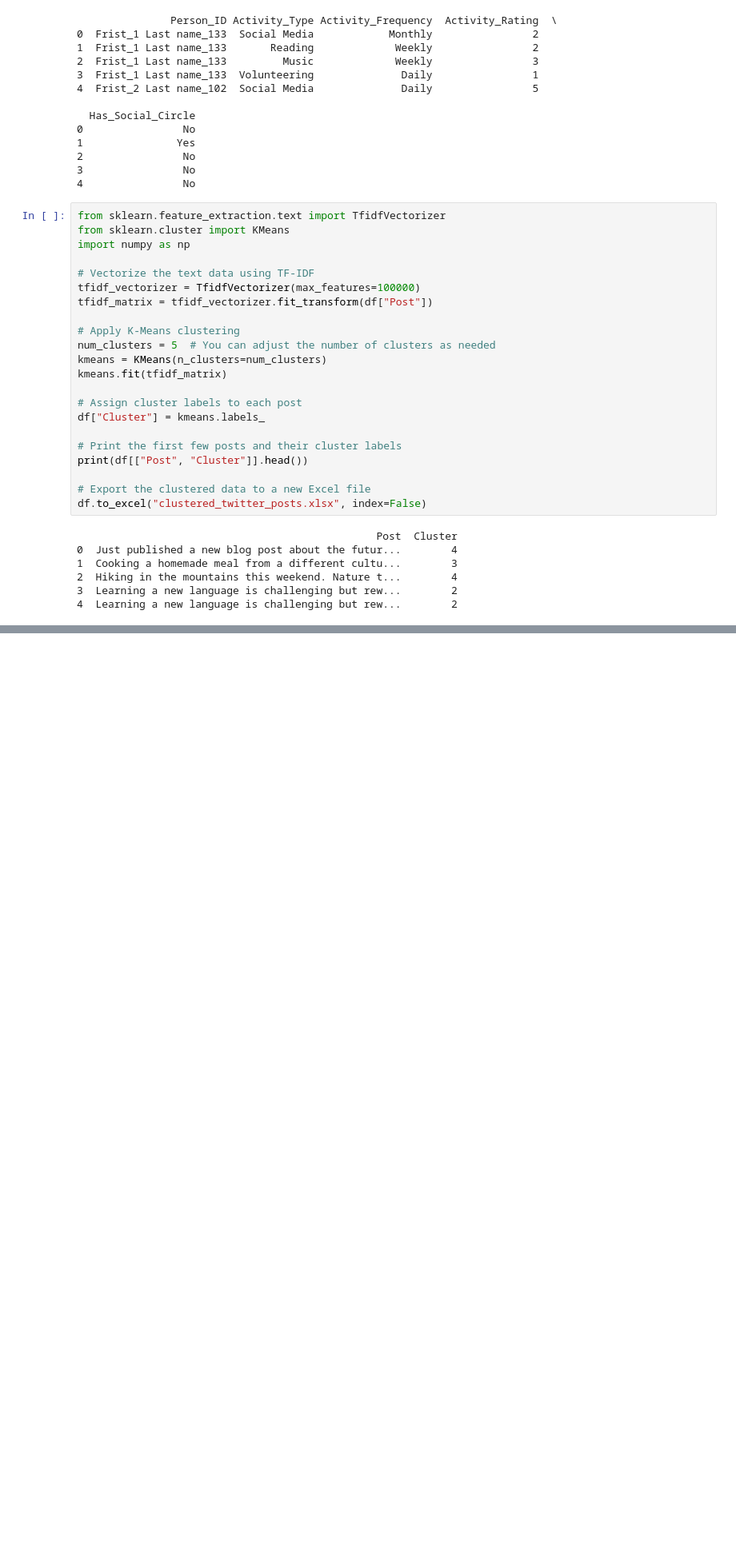
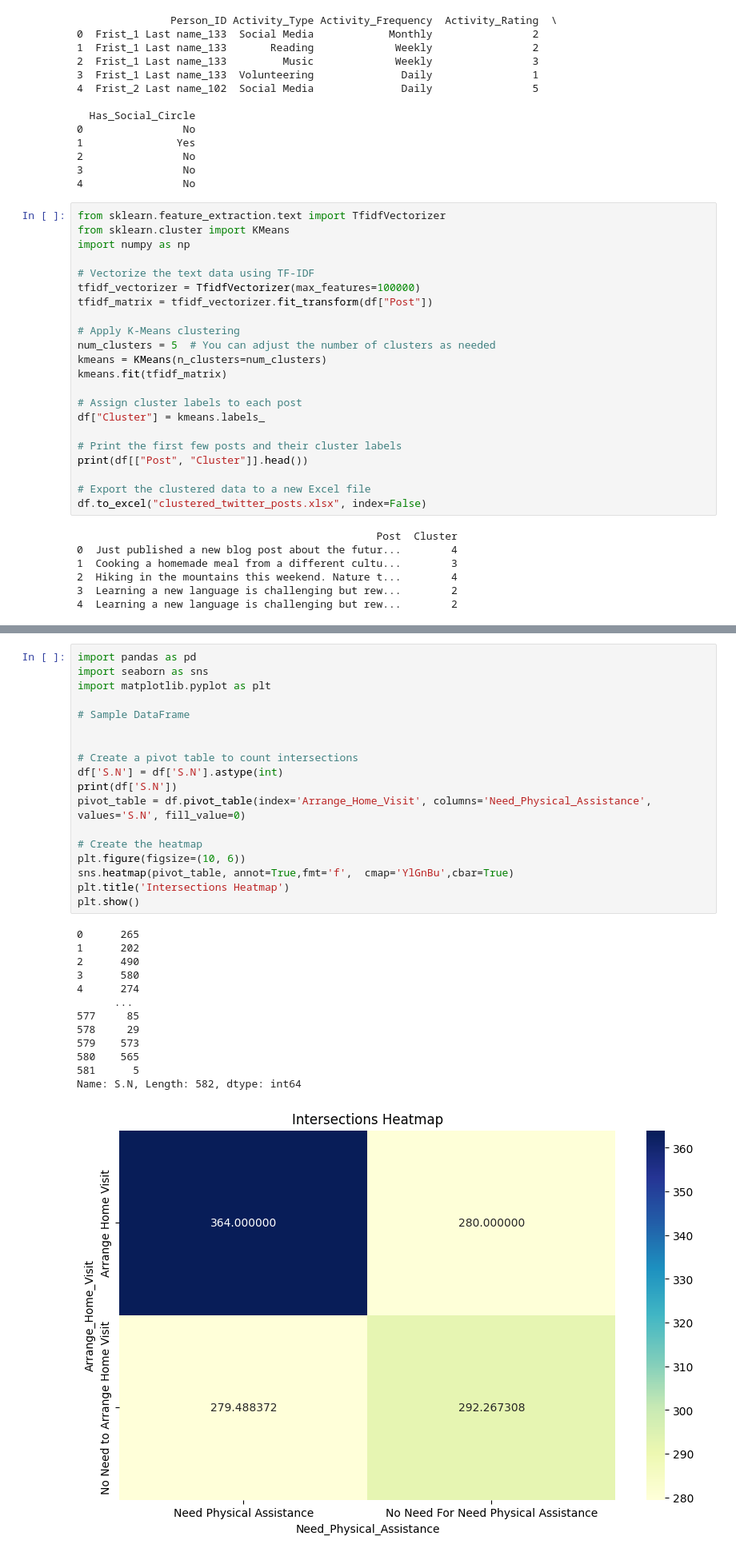
Before and after one commit to rajeshwar11/ML, a Jupyter notebook: scoring3.ipynb, the cells around one changed output, grey strips where cells are left out. Shown: that part at 80% size. Saved outputs shown, nothing was run; the diff lists cells and outputs as text; blank space fills up the shorter version.

```diff
--- a/scoring3.ipynb
+++ b/scoring3.ipynb
@@ -816,0 +1169,32 @@ df.to_excel("clustered_twitter_posts.xlsx", index=False)
+# %%
+import pandas as pd
+import seaborn as sns
+import matplotlib.pyplot as plt
+
+# Sample DataFrame
+
+
+# Create a pivot table to count intersections
+df['S.N'] = df['S.N'].astype(int)
+print(df['S.N'])
+pivot_table = df.pivot_table(index='Arrange_Home_Visit', columns='Need_Physical_Assistance', values='S.N', fill_value=0)
+
+# Create the heatmap
+plt.figure(figsize=(10, 6))
+sns.heatmap(pivot_table, annot=True,fmt='f',  cmap='YlGnBu',cbar=True)
+plt.title('Intersections Heatmap')
+plt.show()
+# %% [output]
+0      265
+1      202
+2      490
+3      580
+4      274
+      ...
+577     85
+578     29
+579    573
+580    565
+581      5
+Name: S.N, Length: 582, dtype: int64
+[figure, added]
```
Also changed, not shown: parts of 14 cells of this notebook.
